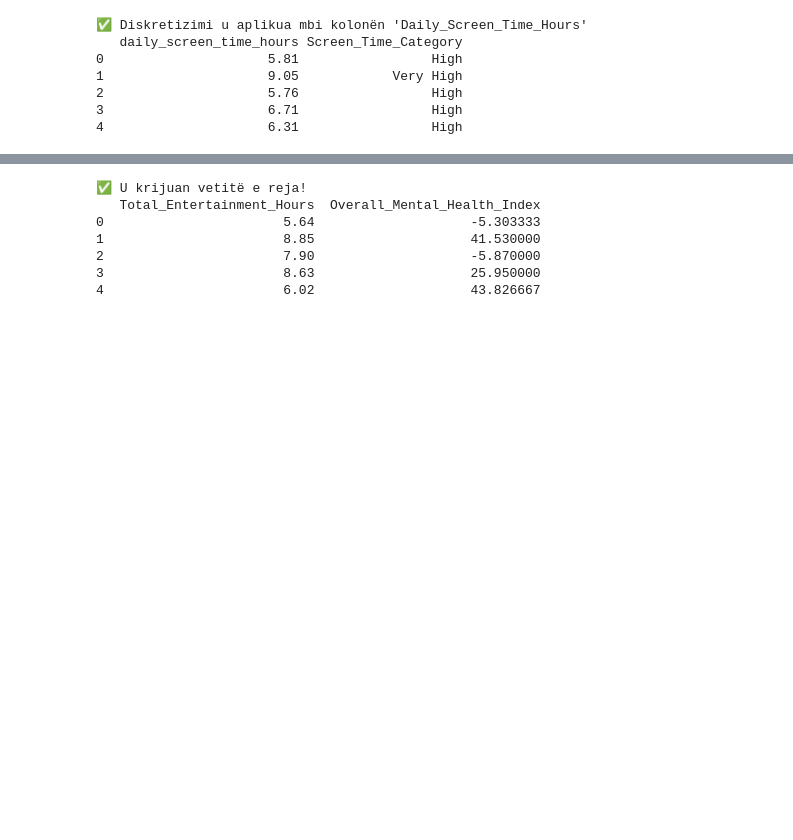
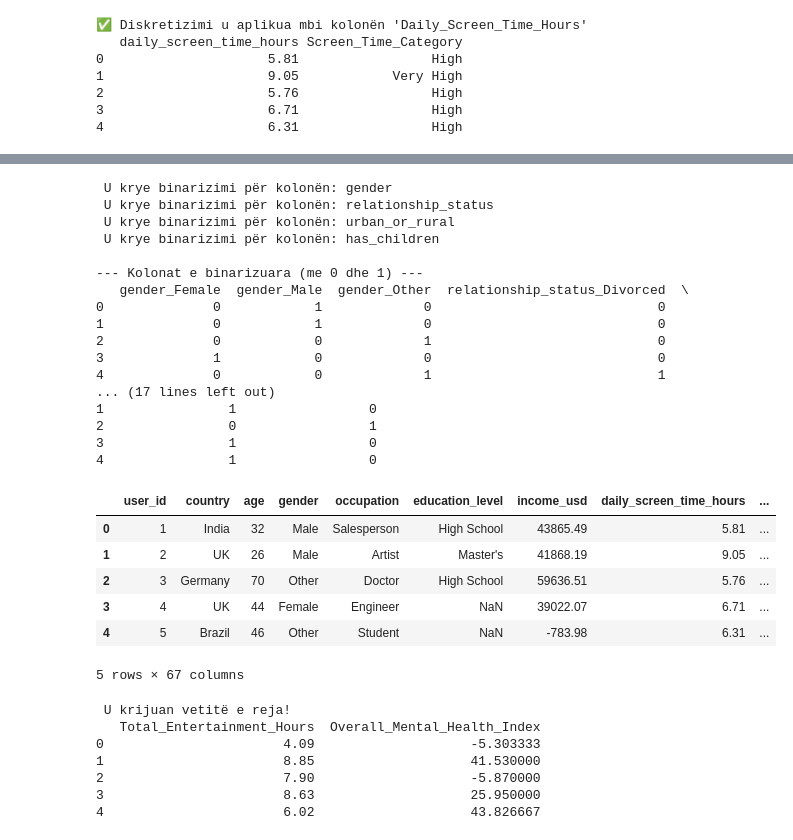
Before and after one commit to Leotrimii1/PVDH-G10, a Jupyter notebook: pre-processing.ipynb, the cells around one changed output, grey strips where cells are left out. Saved outputs shown, nothing was run; the diff lists cells and outputs as text; code cells hidden in the pictures; blank space fills up the shorter version.

```diff
--- a/pre-processing.ipynb
+++ b/pre-processing.ipynb
@@ -543,3 +489,57 @@ df.head()
+# %%
+#Binarizimi
+binarize_cols = [
+    'gender', 'relationship_status', 'urban_or_rural', 'has_children'
+]
+
+binarized_dfs = []
+
+for col in binarize_cols:
+    if col in df.columns:
+
+        if df[col].dtype == bool:
+            df[col] = df[col].astype(int)
+
+        dummies = pd.get_dummies(df[col], prefix=col, dtype=int)
+        df = pd.concat([df, dummies], axis=1)
+        binarized_dfs.append(dummies)
+        print(f" U krye binarizimi për kolonën: {col}")
+    else:
+        print(f"Kolona '{col}' nuk ekziston — u anashkalua.")
+
+if binarized_dfs:
+    binarized_result = pd.concat(binarized_dfs, axis=1)
+    print("\n--- Kolonat e binarizuara (me 0 dhe 1) ---")
+    print(binarized_result.head(5))
+else:
+    print("\n Asnjë kolonë nuk u binarizua — kontrollo emrat e kolonave.")
+
+df.head()
+# %% [output]
+ U krye binarizimi për kolonën: gender
+ U krye binarizimi për kolonën: relationship_status
+ U krye binarizimi për kolonën: urban_or_rural
+ U krye binarizimi për kolonën: has_children
+
+--- Kolonat e binarizuara (me 0 dhe 1) ---
+   gender_Female  gender_Male  gender_Other  relationship_status_Divorced  \
+0              0            1             0                             0
+1              0            1             0                             0
+2              0            0             1                             0
+3              1            0             0                             0
+4              0            0             1                             1
+... (17 lines left out)
+1                1                 0
+2                0                 1
+3                1                 0
+4                1                 0
+|  | user_id | country | age | gender | occupation | education_level | income_usd | daily_screen_time_hours | ... |
+| 0 | 1 | India | 32 | Male | Salesperson | High School | 43865.49 | 5.81 | ... |
+| 1 | 2 | UK | 26 | Male | Artist | Master's | 41868.19 | 9.05 | ... |
+| 2 | 3 | Germany | 70 | Other | Doctor | High School | 59636.51 | 5.76 | ... |
+| 3 | 4 | UK | 44 | Female | Engineer | NaN | 39022.07 | 6.71 | ... |
+| 4 | 5 | Brazil | 46 | Other | Student | NaN | -783.98 | 6.31 | ... |
+5 rows × 67 columns
 # %%
 #Krijimi i vetive të reja
 # Sa orë kalon përdoruesi në aktivitete argëtuese
@@ -556,12 +556,12 @@ df['Overall_Mental_Health_Index'] = (
     (df['stress_level'] + df['depression_score'] + df['anxiety_score']) / 3
 )
 
-print("✅ U krijuan vetitë e reja!")
+print(" U krijuan vetitë e reja!")
 print(df[['Total_Entertainment_Hours', 'Overall_Mental_Health_Index']].head())
 # %% [output]
-✅ U krijuan vetitë e reja!
+ U krijuan vetitë e reja!
    Total_Entertainment_Hours  Overall_Mental_Health_Index
-0                       5.64                    -5.303333
+0                       4.09                    -5.303333
 1                       8.85                    41.530000
 2                       7.90                    -5.870000
 3                       8.63                    25.950000
```
Also changed, not shown: parts of 1 cell of this notebook.
